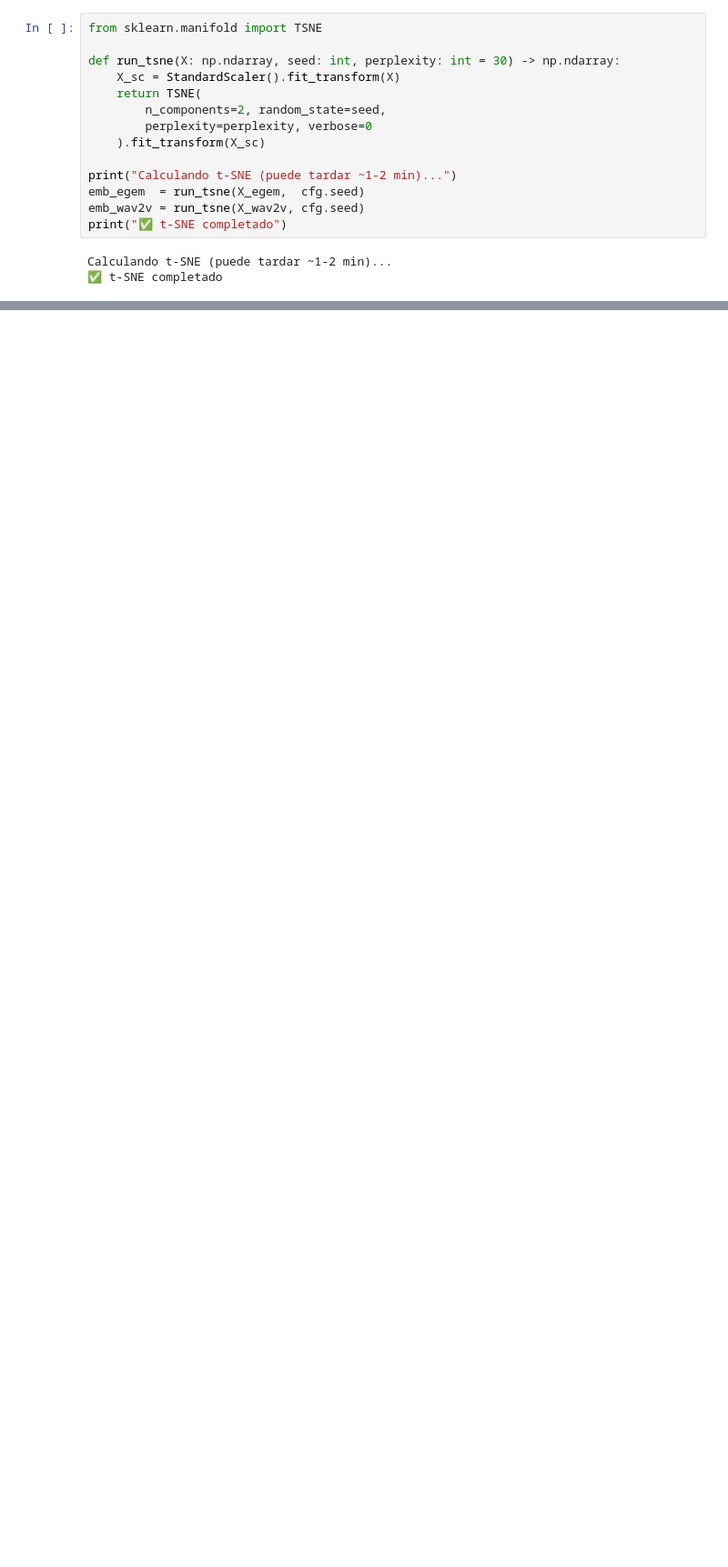
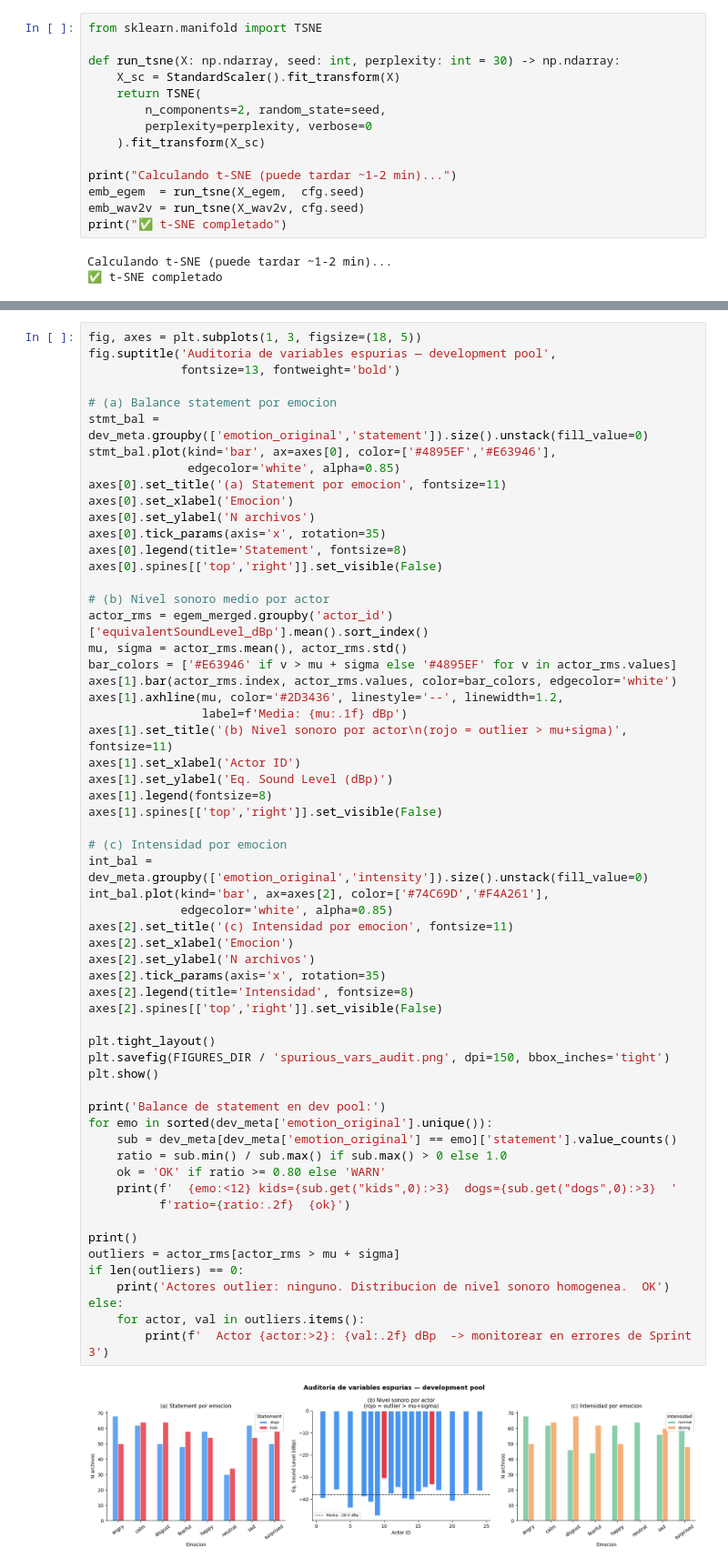
Before and after one commit to FrancoSandri/Speech_Emotion_Recognition, a Jupyter notebook: notebooks/02_features_eda.ipynb, the cells around one changed output, grey strips where cells are left out. Shown at 91% size. Cells and saved outputs as stored; diff of their text form; blank space fills up the shorter version.

```diff
--- a/notebooks/02_features_eda.ipynb
+++ b/notebooks/02_features_eda.ipynb
@@ -535,0 +801,61 @@ print("💾 Figura guardada: reports/figures/egemaps_correlation_heatmap.png")
+# %%
+fig, axes = plt.subplots(1, 3, figsize=(18, 5))
+fig.suptitle('Auditoria de variables espurias — development pool',
+             fontsize=13, fontweight='bold')
+
+# (a) Balance statement por emocion
+stmt_bal = dev_meta.groupby(['emotion_original','statement']).size().unstack(fill_value=0)
+stmt_bal.plot(kind='bar', ax=axes[0], color=['#4895EF','#E63946'],
+              edgecolor='white', alpha=0.85)
+axes[0].set_title('(a) Statement por emocion', fontsize=11)
+axes[0].set_xlabel('Emocion')
+axes[0].set_ylabel('N archivos')
+axes[0].tick_params(axis='x', rotation=35)
+axes[0].legend(title='Statement', fontsize=8)
+axes[0].spines[['top','right']].set_visible(False)
+
+# (b) Nivel sonoro medio por actor
+actor_rms = egem_merged.groupby('actor_id')['equivalentSoundLevel_dBp'].mean().sort_index()
+mu, sigma = actor_rms.mean(), actor_rms.std()
+bar_colors = ['#E63946' if v > mu + sigma else '#4895EF' for v in actor_rms.values]
+axes[1].bar(actor_rms.index, actor_rms.values, color=bar_colors, edgecolor='white')
+axes[1].axhline(mu, color='#2D3436', linestyle='--', linewidth=1.2,
+                label=f'Media: {mu:.1f} dBp')
+axes[1].set_title('(b) Nivel sonoro por actor\n(rojo = outlier > mu+sigma)', fontsize=11)
+axes[1].set_xlabel('Actor ID')
+axes[1].set_ylabel('Eq. Sound Level (dBp)')
+axes[1].legend(fontsize=8)
+axes[1].spines[['top','right']].set_visible(False)
+
+# (c) Intensidad por emocion
+int_bal = dev_meta.groupby(['emotion_original','intensity']).size().unstack(fill_value=0)
+int_bal.plot(kind='bar', ax=axes[2], color=['#74C69D','#F4A261'],
+             edgecolor='white', alpha=0.85)
+axes[2].set_title('(c) Intensidad por emocion', fontsize=11)
+axes[2].set_xlabel('Emocion')
+axes[2].set_ylabel('N archivos')
+axes[2].tick_params(axis='x', rotation=35)
+axes[2].legend(title='Intensidad', fontsize=8)
+axes[2].spines[['top','right']].set_visible(False)
+
+plt.tight_layout()
+plt.savefig(FIGURES_DIR / 'spurious_vars_audit.png', dpi=150, bbox_inches='tight')
+plt.show()
+
+print('Balance de statement en dev pool:')
+for emo in sorted(dev_meta['emotion_original'].unique()):
+    sub = dev_meta[dev_meta['emotion_original'] == emo]['statement'].value_counts()
+    ratio = sub.min() / sub.max() if sub.max() > 0 else 1.0
+    ok = 'OK' if ratio >= 0.80 else 'WARN'
+    print(f'  {emo:<12} kids={sub.get("kids",0):>3}  dogs={sub.get("dogs",0):>3}  '
+          f'ratio={ratio:.2f}  {ok}')
+
+print()
+outliers = actor_rms[actor_rms > mu + sigma]
+if len(outliers) == 0:
+    print('Actores outlier: ninguno. Distribucion de nivel sonoro homogenea.  OK')
+else:
+    for actor, val in outliers.items():
+        print(f'  Actor {actor:>2}: {val:.2f} dBp  -> monitorear en errores de Sprint 3')
+# %% [output]
+[figure, added]
```
Also changed, not shown: parts of 27 cells of this notebook, 13 other files.
